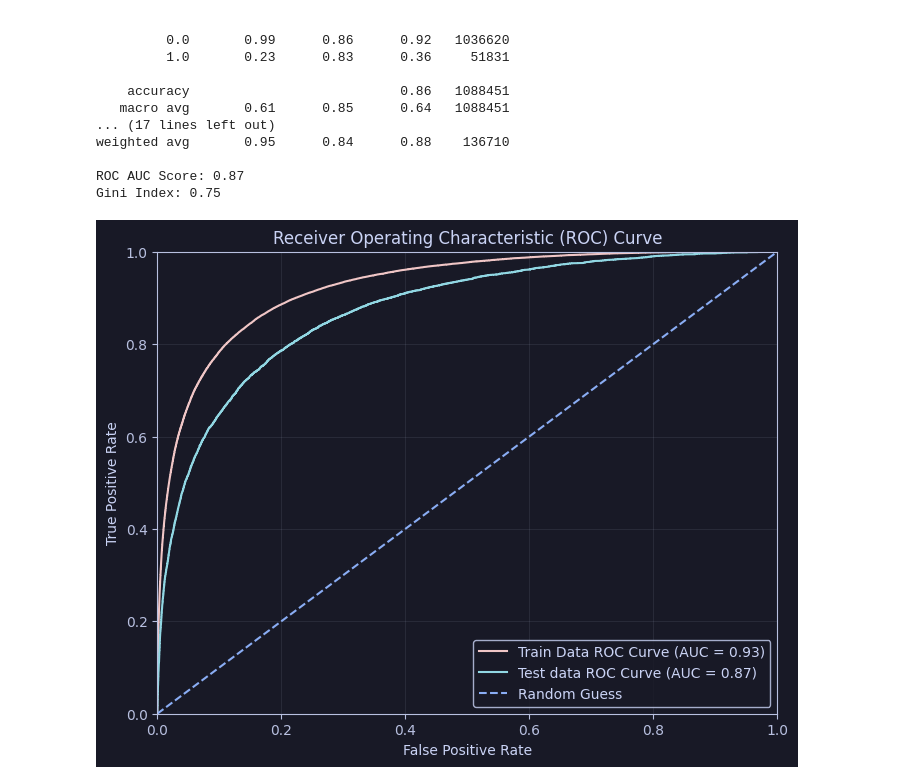
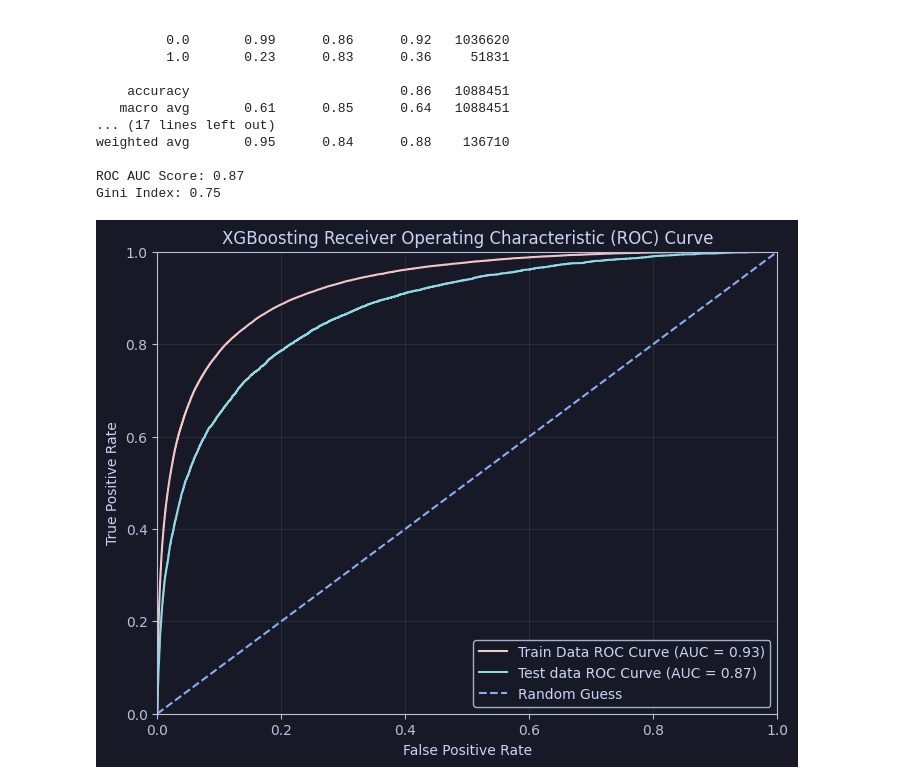
Before and after one commit to DNM1008/NBA-Test, a Jupyter notebook: Alt (XGBoost) Full.ipynb, the cells around one changed output. Saved outputs shown, nothing was run; the diff lists cells and outputs as text; code cells hidden in the pictures.

```diff
--- a/Alt (XGBoost) Full.ipynb
+++ b/Alt (XGBoost) Full.ipynb
@@ -212,32 +212,32 @@ roc_test_colour = "#91d7e3"
 # Setting up the plot
 plt.figure(figsize=(8, 6), facecolor=background_color)
 ax = plt.gca()  # Get the current Axes
 ax.set_facecolor(background_color)  # Set the background color of the Axes
 
 # Customize axis colors
 ax.tick_params(axis='x', colors=axis_colour)  # Set x-axis tick color
 ax.tick_params(axis='y', colors=axis_colour)  # Set y-axis tick color
 ax.spines['bottom'].set_color(axis_colour)  # Set bottom spine color
 ax.spines['left'].set_color(axis_colour)    # Set left spine color
 ax.spines['top'].set_color(axis_colour)  # Set bottom spine color
 ax.spines['right'].set_color(axis_colour)    # Set left spine color
 
 # Plotting
 
 # Plot the ROC curve
 plt.plot(fpr_train, tpr_train, color=roc_train_colour, label=f'Train Data ROC Curve (AUC = {roc_auc_train:.2f})')
 plt.plot(fpr_test, tpr_test, color=roc_test_colour, label=f'Test data ROC Curve (AUC = {roc_auc_test:.2f})')
 plt.plot([0, 1], [0, 1], color=guess_colour, linestyle='--', label='Random Guess')
 plt.xlabel('False Positive Rate', color=text_colour)  # White text for better contrast
 plt.ylabel('True Positive Rate', color=text_colour)  # White text for better contrast
-plt.title('Receiver Operating Characteristic (ROC) Curve', color=text_colour)
+plt.title('XGBoosting Receiver Operating Characteristic (ROC) Curve', color=text_colour)
 plt.legend(loc='lower right', facecolor=background_color, edgecolor=text_colour, labelcolor=text_colour)
 plt.grid(alpha=0.1, color=axis_colour)  # Adjust grid line color for visibility
 
 # Set the x and y limits to start at 0
 plt.xlim(0, 1)  # x-axis starts at 0
 plt.ylim(0, 1)  # y-axis starts at 0
 
 plt.show()
 # %% [output]
-[figure, old version]
+[figure, new version]
```
Also changed, not shown: 2 other files.
